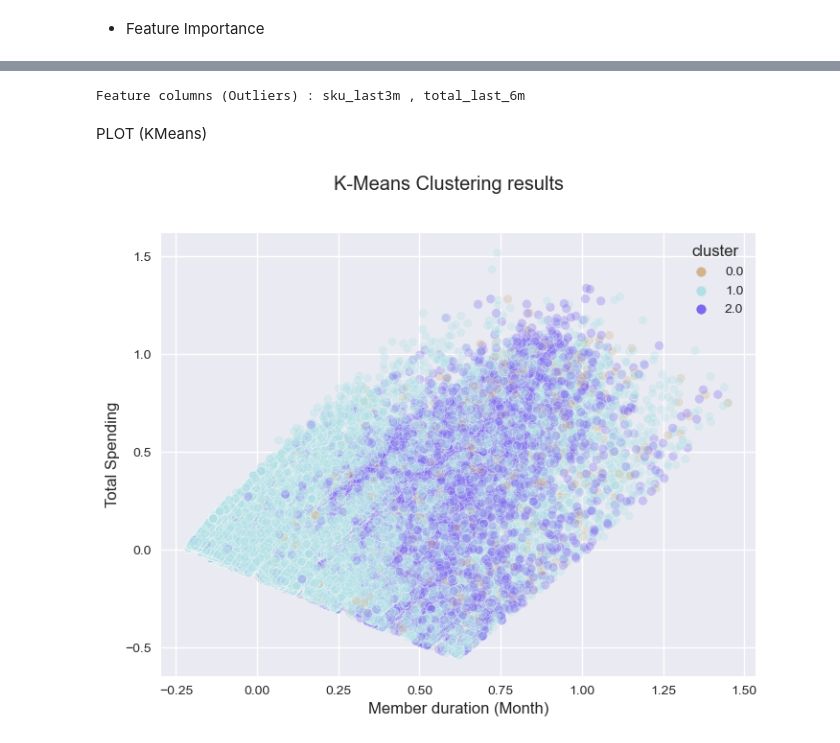
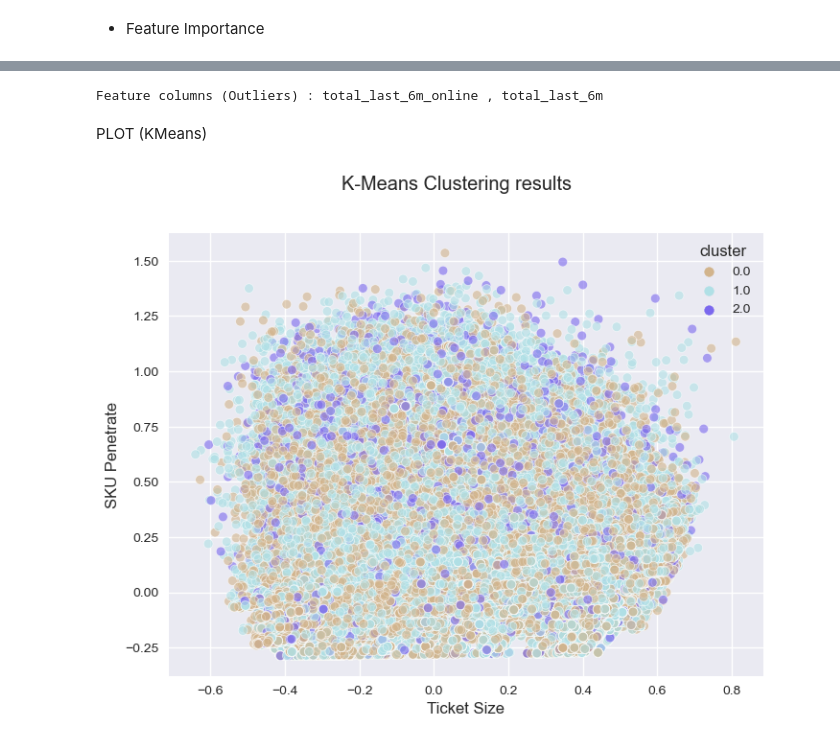
Before and after one commit to HikariJadeEmpire/AdvancedAnalytics-MADT8101, a Jupyter notebook: Week05_CustomerSegmentation/week5-Segmentation.ipynb, the cells around one changed output, grey strips where cells are left out. Saved outputs shown, nothing was run; the diff lists cells and outputs as text; code cells hidden in the pictures.

```diff
--- a/Week05_CustomerSegmentation/week5-Segmentation.ipynb
+++ b/Week05_CustomerSegmentation/week5-Segmentation.ipynb
@@ -305,9 +305,11 @@ amountvsyr(df)
 # %%
-q_low = df['mem_duration(months)'].quantile(0.01)
-q_hi  = df['mem_duration(months)'].quantile(0.99)
+for n,i in enumerate(df.columns):
+    if n != 0 :
+        q_low = df[i].quantile(0.01)
+        q_hi  = df[i].quantile(0.99)
 
-df2 = df[(df['mem_duration(months)'] > q_hi)] # Outliers
-df = df[(df['mem_duration(months)'] <= q_hi)]
+        df2 = df[(df[i] > q_hi)] # Outliers
+        df = df[(df[i] <= q_hi)]
 
 amountvsyr(df)
 # %% [output]
@@ -339,6 +340,0 @@ memory usage: 105.3+ MB
-# %%
-q_low = df['total_amount'].quantile(0.01)
-q_hi  = df['total_amount'].quantile(0.99)
-
-df2 = df[(df['total_amount'] > q_hi)] # Outliers
-df = df[(df['total_amount'] <= q_hi)]
@@ -588,29 +576,29 @@ Feature: 21, Score: 0.00931
 # %%
-print(f"Feature columns (Outliers) : {X.columns[17]} , {X.columns[3]}")
+print(f"Feature columns (Outliers) : {X.columns[6]} , {X.columns[3]}")
 # %% [output]
-Feature columns (Outliers) : sku_last3m , total_last_6m
+Feature columns (Outliers) : total_last_6m_online , total_last_6m
 # %% [markdown]
 PLOT (KMeans)
 # %%
 # Getting unique labels
 
 dfk['cluster'] = df['cluster']
 
 # plotting the results:
 
 plt.style.use('seaborn-v0_8')
 
 fig, axe = plt.subplots(figsize=(8,6))
 
 color_dict = dict({0:'#D2B48C', 1:'#B0E0E6',
                   2: '#7B68EE',3: '#1E90FF',4: '#9FE2BF'})
 
-g = sns.scatterplot(data = dfk , x=0, y=1, hue="cluster", ax=axe ,alpha=0.3, palette=color_dict)
-axe.set(xlabel='Member duration (Month)', ylabel='Total Spending')
+g = sns.scatterplot(data = dfk , x=0, y=1, hue="cluster", ax=axe ,alpha=0.6, palette=color_dict)
+axe.set(xlabel='Ticket Size', ylabel='SKU Penetrate')
 fig.suptitle("K-Means Clustering results")
 plt.show()
 # %% [output]
-[figure, old version]
+[figure, new version]
 # %%
 # Getting unique labels
 
```
Also changed, not shown: parts of 15 cells of this notebook.
